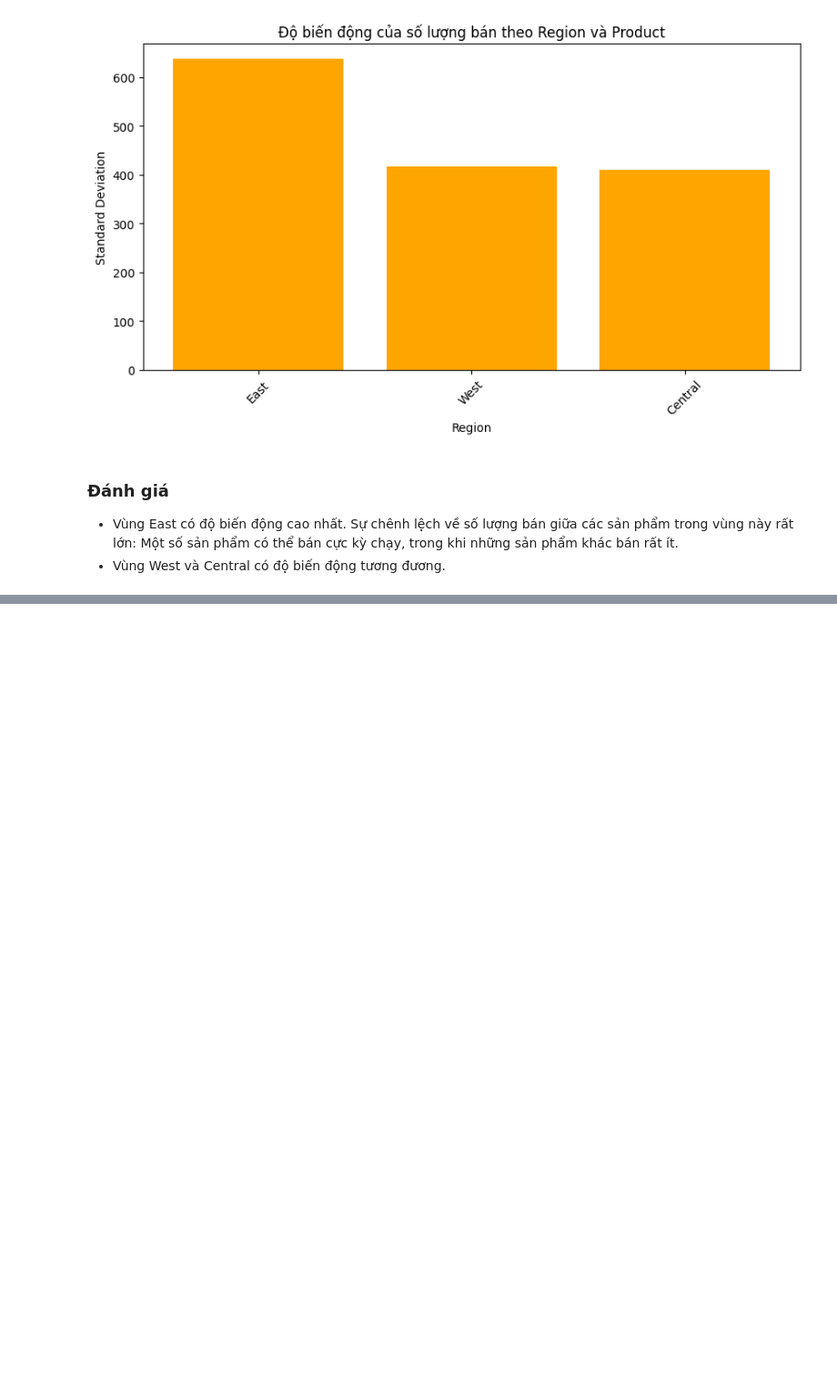
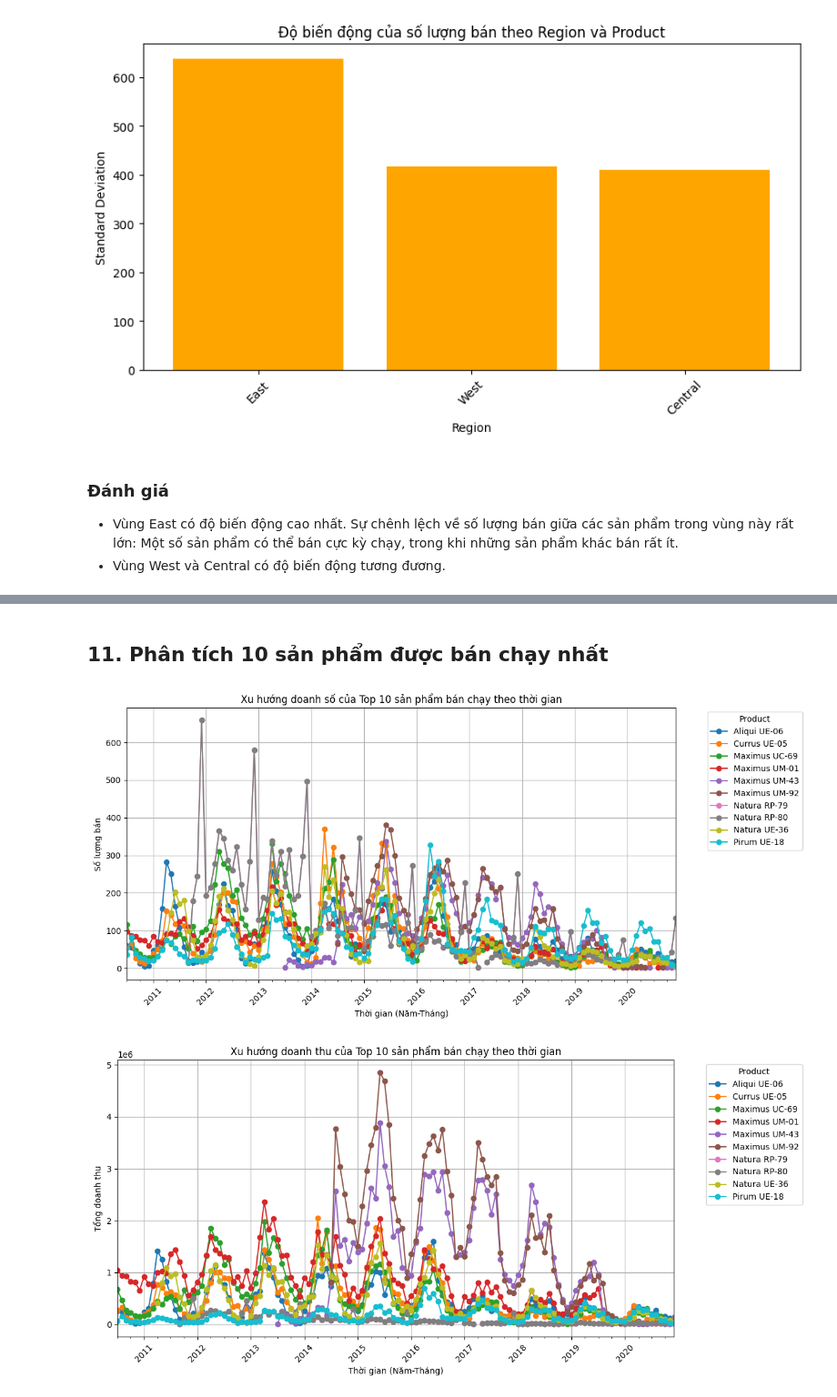
Before and after one commit to HaiAu2501/Try-Some-Models, a Jupyter notebook: tasks/1.ipynb, the cells around one changed output, grey strips where cells are left out. Shown at 91% size. Cells and saved outputs as stored; diff of their text form; code cells hidden in the pictures; blank space fills up the shorter version.

```diff
--- a/tasks/1.ipynb
+++ b/tasks/1.ipynb
@@ -480,0 +598,42 @@ plt.show()
+# %% [markdown]
+## 11. Phân tích 10 sản phẩm được bán chạy nhất
+# %%
+# Danh sách 10 sản phẩm bán chạy nhất
+top_10_products = [
+    "Natura RP-79", "Natura RP-80", "Maximus UC-69", "Currus UE-05", "Maximus UM-92",
+    "Aliqui UE-06", "Pirum UE-18", "Maximus UM-43", "Natura UE-36", "Maximus UM-01"
+]
+
+# Lọc dữ liệu cho 10 sản phẩm này
+top_products_data = df[df["Product"].isin(top_10_products)]
+
+# Tổng hợp số lượng bán theo thời gian (tháng) cho từng sản phẩm
+sales_over_time = top_products_data.groupby([df["Date"].dt.to_period("M"), "Product"])["Units"].sum().unstack()
+
+# Tổng hợp doanh thu theo thời gian (tháng) cho từng sản phẩm
+revenue_over_time = top_products_data.groupby([df["Date"].dt.to_period("M"), "Product"])["Revenue"].sum().unstack()
+
+# Vẽ biểu đồ doanh số theo thời gian cho 10 sản phẩm
+plt.figure(figsize=(12, 6))
+sales_over_time.plot(kind="line", marker="o", colormap="tab10", ax=plt.gca())
+plt.xlabel("Thời gian (Năm-Tháng)")
+plt.ylabel("Số lượng bán")
+plt.title("Xu hướng doanh số của Top 10 sản phẩm bán chạy theo thời gian")
+plt.xticks(rotation=45)
+plt.grid(True)
+plt.legend(title="Product", bbox_to_anchor=(1.05, 1), loc="upper left")
+plt.show()
+
+# Vẽ biểu đồ doanh thu theo thời gian cho 10 sản phẩm
+plt.figure(figsize=(12, 6))
+revenue_over_time.plot(kind="line", marker="o", colormap="tab10", ax=plt.gca())
+plt.xlabel("Thời gian (Năm-Tháng)")
+plt.ylabel("Tổng doanh thu")
+plt.title("Xu hướng doanh thu của Top 10 sản phẩm bán chạy theo thời gian")
+plt.xticks(rotation=45)
+plt.grid(True)
+plt.legend(title="Product", bbox_to_anchor=(1.05, 1), loc="upper left")
+plt.show()
+# %% [output]
+[figure, added]
+[figure, added]
```
Also changed, not shown: parts of 7 cells of this notebook.
